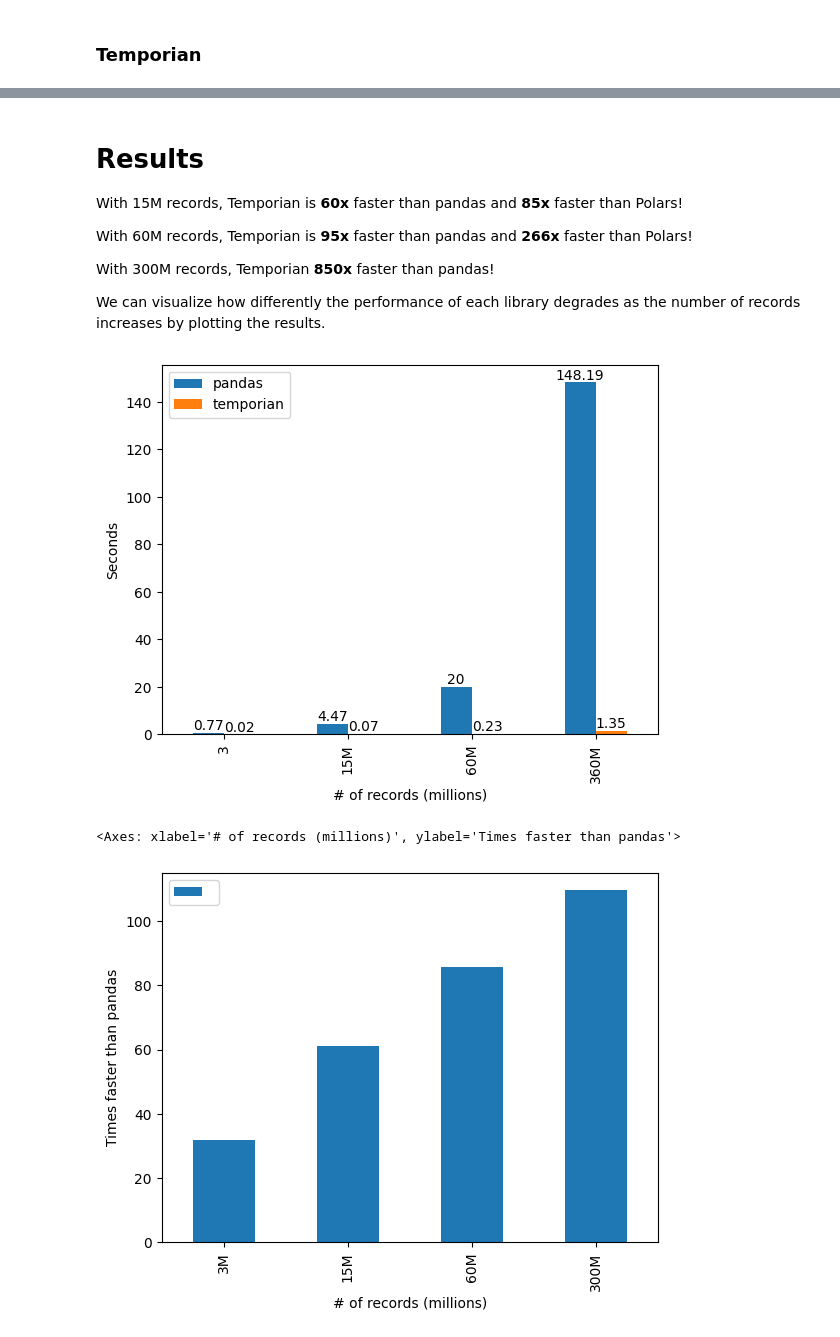
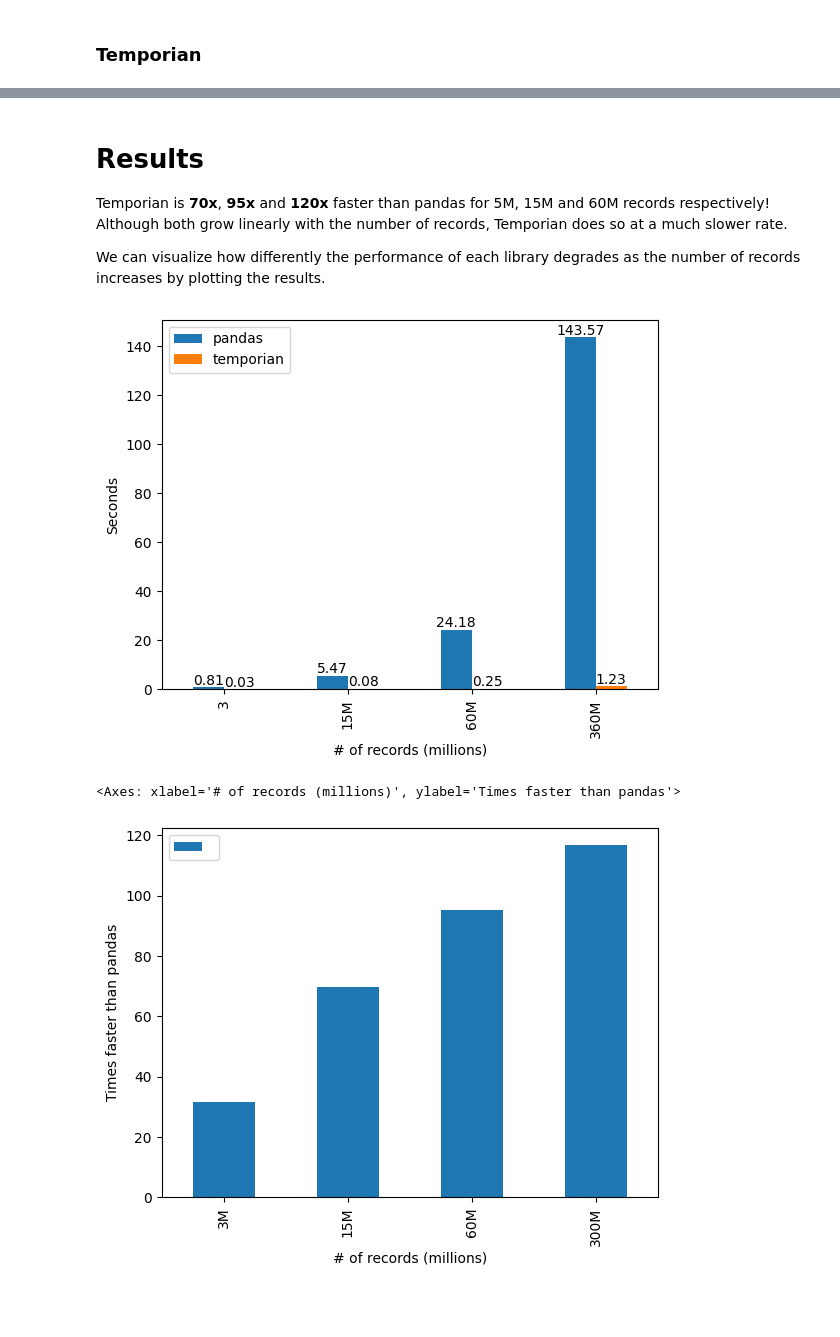
Before and after one commit to tryolabs/temporian-examples, a Jupyter notebook: examples/grouped_simple_moving_average.ipynb, the cells around one changed output, grey strips where cells are left out. Drawn from its saved outputs; the diff is of its cells as text; code cells hidden in the pictures; blank space fills up the shorter version.

Commit message:
fix markdown in grouped average example

```diff
--- a/examples/grouped_simple_moving_average.ipynb
+++ b/examples/grouped_simple_moving_average.ipynb
@@ -219,13 +219,9 @@ grouped_evset_120x.simple_moving_average(tp.duration.weeks(1))
 # %%
-tp_res_120x = _
+tp_res_100x = _
 # %% [markdown]
 # Results
 
-With 15M records, Temporian is **60x** faster than pandas and **85x** faster than Polars!
-
-With 60M records, Temporian is **95x** faster than pandas and **266x** faster than Polars!
-
-With 300M records, Temporian **850x** faster than pandas!
+Temporian is **70x**, **95x** and **120x** faster than pandas for 5M, 15M and 60M records respectively! Although both grow linearly with the number of records, Temporian does so at a much slower rate.
 
 We can visualize how differently the performance of each library degrades as the number of records increases by plotting the results.
 # %%
@@ -233,19 +229,19 @@ avg = lambda result: round(result.average, 2)
 
 data = pd.DataFrame({
     "pandas": [avg(pd_res), avg(pd_res_5x), avg(pd_res_20x), avg(pd_res_100x)],
-    "temporian": [avg(tp_res), avg(tp_res_5x), avg(tp_res_20x), avg(tp_res_120x)],
+    "temporian": [avg(tp_res), avg(tp_res_5x), avg(tp_res_20x), avg(tp_res_100x)],
 }, index=['3', '15M', '60M', '360M'])
 ax = data.plot.bar(xlabel='# of records (millions)', ylabel='Seconds')
 
 for container in ax.containers:
     ax.bar_label(container)
 # %% [output]
-[figure, old version]
+[figure, new version]
 # %%
 data = pd.DataFrame({
-    "": [pd_res.average/tp_res.average, pd_res_5x.average/tp_res_5x.average, pd_res_20x.average/tp_res_20x.average, pd_res_100x.average/tp_res_120x.average],
+    "": [pd_res.average/tp_res.average, pd_res_5x.average/tp_res_5x.average, pd_res_20x.average/tp_res_20x.average, pd_res_100x.average/tp_res_100x.average],
 }, index=['3M', '15M', '60M', '300M'])
 data.plot.bar(xlabel='# of records (millions)', ylabel='Times faster than pandas')
 # %% [output]
 <Axes: xlabel='# of records (millions)', ylabel='Times faster than pandas'>
-[figure, old version]
+[figure, new version]
```
Also changed, not shown: parts of 11 cells of this notebook.
